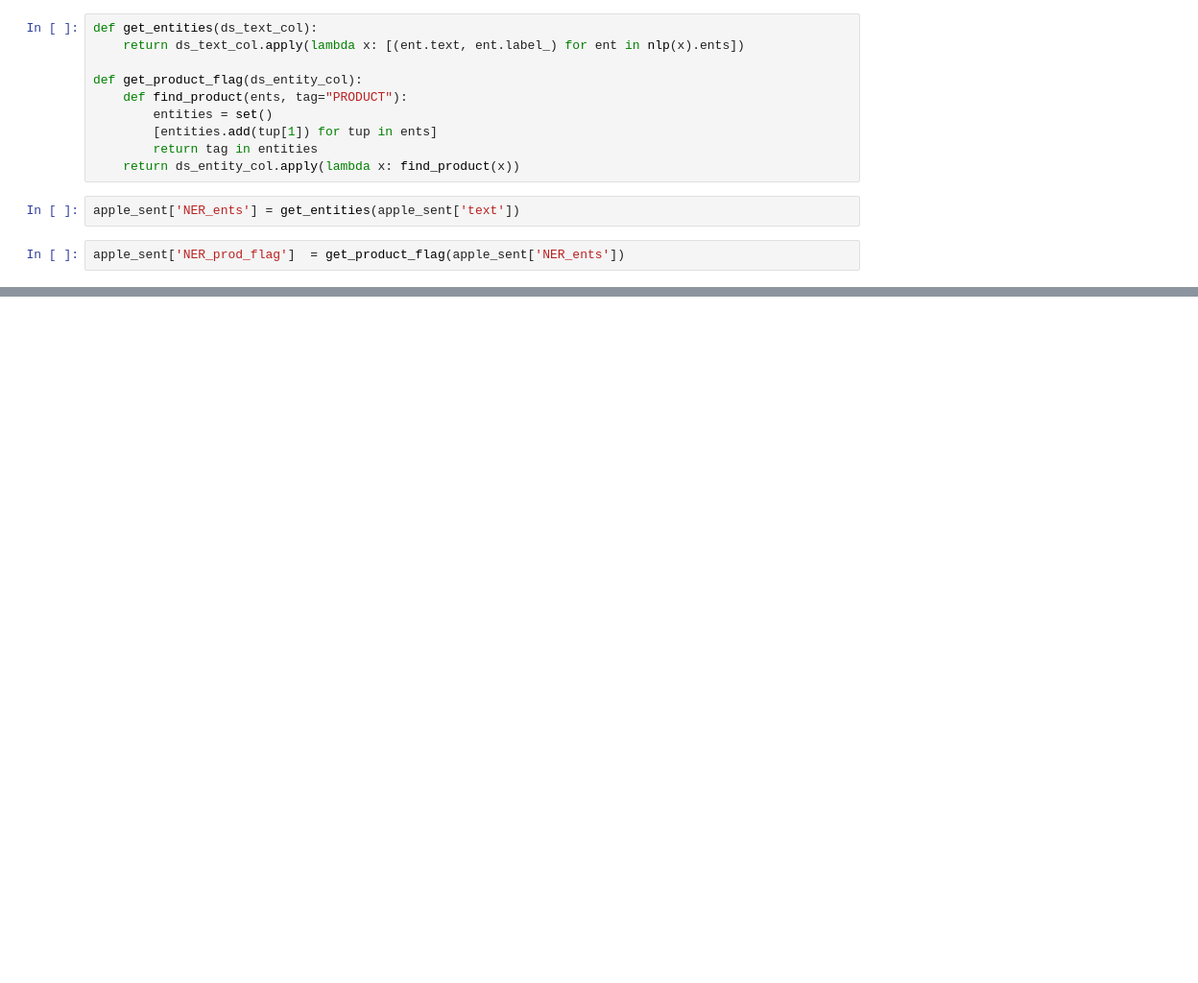
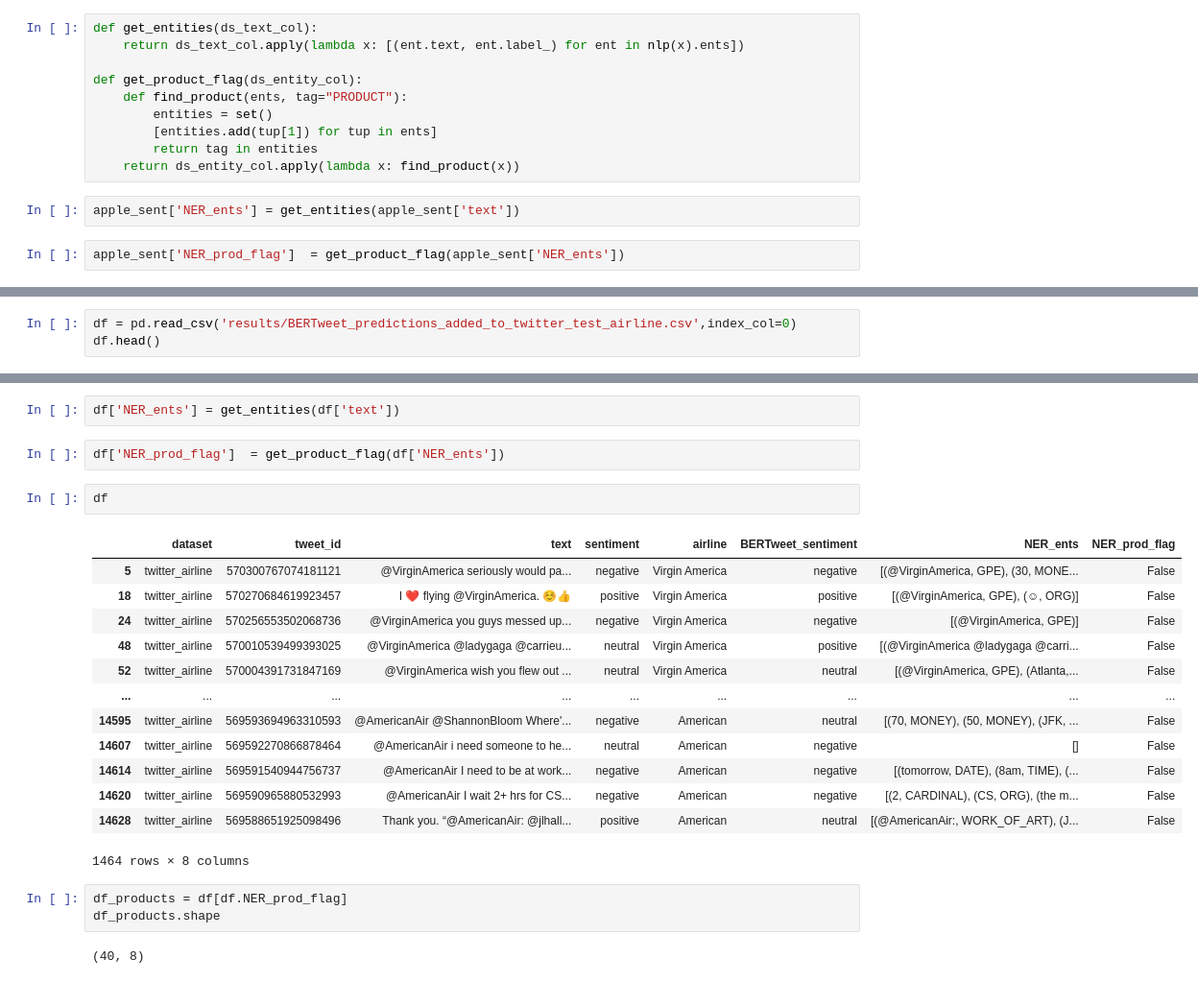
Before and after one commit to vicaranq/CS224-final-project, a Jupyter notebook: NER_exploration.ipynb, the cells around one changed output, grey strips where cells are left out. Shown: that part at 96% size. Saved outputs shown, nothing was run; the diff lists cells and outputs as text; blank space fills up the shorter version.

```diff
--- a/NER_exploration.ipynb
+++ b/NER_exploration.ipynb
@@ -159,0 +194,3 @@ apple_sent
+# %%
+df = pd.read_csv('results/BERTweet_predictions_added_to_twitter_test_airline.csv',index_col=0)
+df.head()
@@ -159,0 +219,25 @@ apple_sent
+# %%
+df['NER_ents'] = get_entities(df['text'])
+# %%
+df['NER_prod_flag']  = get_product_flag(df['NER_ents'])
+# %%
+df
+# %% [output]
+|  | dataset | tweet_id | text | sentiment | airline | BERTweet_sentiment | NER_ents | NER_prod_flag |
+| 5 | twitter_airline | 570300767074181121 | @VirginAmerica seriously would pa... | negative | Virgin America | negative | [(@VirginAmerica, GPE), (30, MONE... | False |
+| 18 | twitter_airline | 570270684619923457 | I ❤️ flying @VirginAmerica. ☺️👍 | positive | Virgin America | positive | [(@VirginAmerica, GPE), (☺, ORG)] | False |
+| 24 | twitter_airline | 570256553502068736 | @VirginAmerica you guys messed up... | negative | Virgin America | negative | [(@VirginAmerica, GPE)] | False |
+| 48 | twitter_airline | 570010539499393025 | @VirginAmerica @ladygaga @carrieu... | neutral | Virgin America | positive | [(@VirginAmerica @ladygaga @carri... | False |
+| 52 | twitter_airline | 570004391731847169 | @VirginAmerica wish you flew out ... | neutral | Virgin America | neutral | [(@VirginAmerica, GPE), (Atlanta,... | False |
+| ... | ... | ... | ... | ... | ... | ... | ... | ... |
+| 14595 | twitter_airline | 569593694963310593 | @AmericanAir @ShannonBloom Where'... | negative | American | neutral | [(70, MONEY), (50, MONEY), (JFK, ... | False |
+| 14607 | twitter_airline | 569592270866878464 | @AmericanAir i need someone to he... | neutral | American | negative | [] | False |
+| 14614 | twitter_airline | 569591540944756737 | @AmericanAir I need to be at work... | negative | American | negative | [(tomorrow, DATE), (8am, TIME), (... | False |
+| 14620 | twitter_airline | 569590965880532993 | @AmericanAir I wait 2+ hrs for CS... | negative | American | negative | [(2, CARDINAL), (CS, ORG), (the m... | False |
+| 14628 | twitter_airline | 569588651925098496 | Thank you. “@AmericanAir: @jlhall... | positive | American | neutral | [(@AmericanAir:, WORK_OF_ART), (J... | False |
+1464 rows × 8 columns
+# %%
+df_products = df[df.NER_prod_flag]
+df_products.shape
+# %% [output]
+(40, 8)
```
Also changed, not shown: parts of 11 cells of this notebook.
